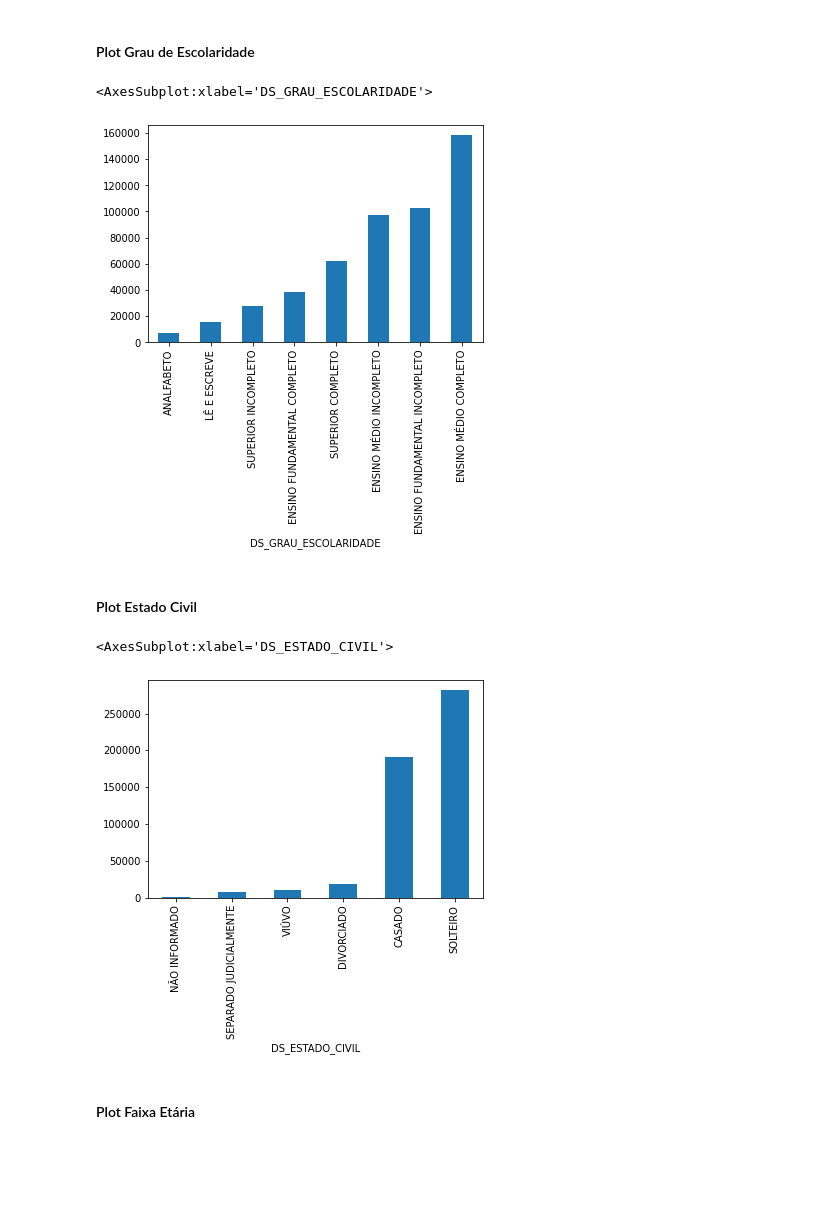
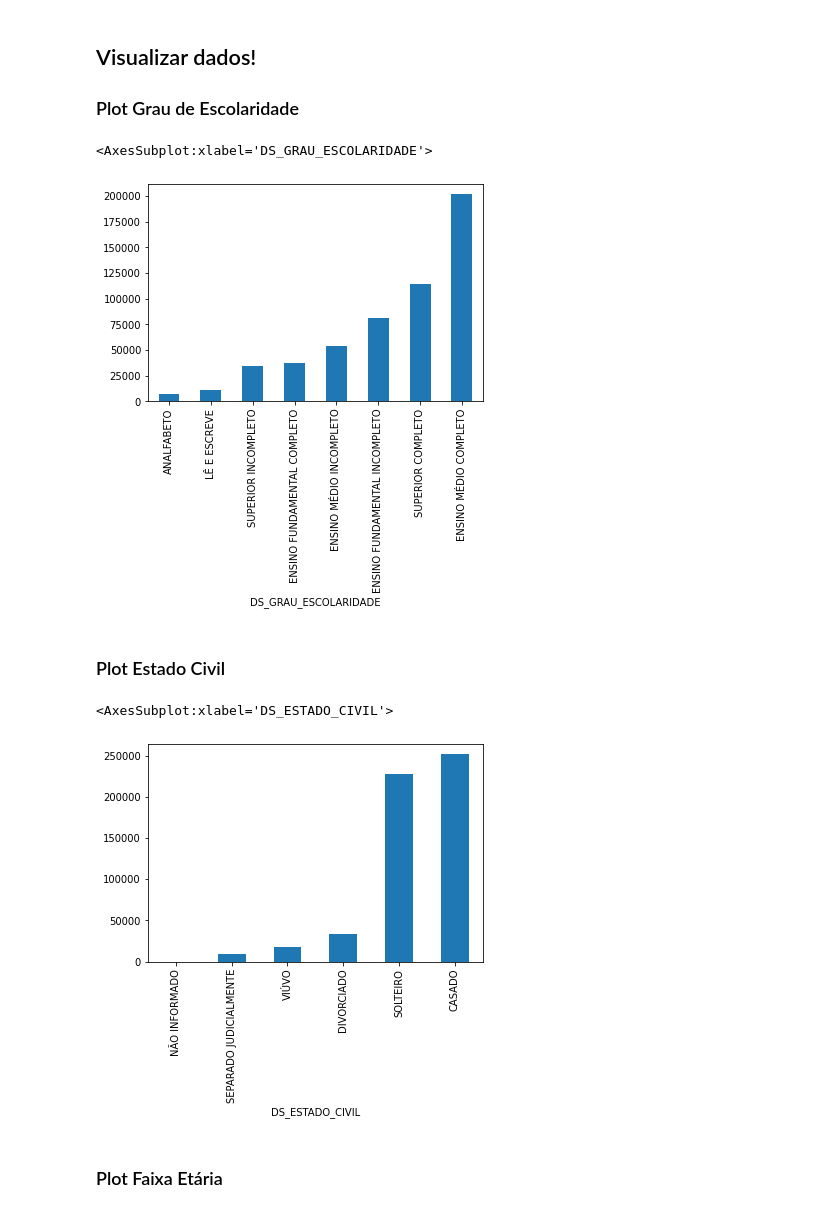
Before and after one commit to Equipe-01-DSM-2021/projeto-integrador-2021-1, a Jupyter notebook: jupyter-notebooks/ProjetoConceitual_AnaliseDadosEleitorais.ipynb, the cells around one changed output. Saved outputs shown, nothing was run; the diff lists cells and outputs as text; code cells hidden in the pictures; blank space fills up the shorter version.

```diff
--- a/jupyter-notebooks/ProjetoConceitual_AnaliseDadosEleitorais.ipynb
+++ b/jupyter-notebooks/ProjetoConceitual_AnaliseDadosEleitorais.ipynb
@@ -12,4 +97,7 @@ Ano 2018 - Eleição Federal e Estadual
 # %%
-eleicao_ano = 2018
+eleicao_ano = 2020                          #  <-- Insira o ano da eleição aqui
+eleicao_municipio = "são josé dos campos"   #  <-- Insira o nome do município aqui
+
 print(f"Ano escolhido: {eleicao_ano}")
+print(f"Município escolhida: {eleicao_municipio.upper()}")
 # %% [output]
@@ -28,13 +122,13 @@ pd.options.display.max_rows = 90
 # %%
 if eleicao_ano == 2018:
-    filename = r'D:\WORK\TestandoJupiter\perfil_eleitorado_2018.csv'
+    filename = r'./perfil_eleitorado_2018.csv'
     df = pd.read_csv(filename,
                  delimiter=';',
                  encoding='iso-8859-1',
                  error_bad_lines=False)
 
 elif eleicao_ano == 2020:
-    filename = r'D:\WORK\TestandoJupiter\perfil_eleitorado_2020.csv'
+    filename = r'./perfil_eleitorado_2020.csv'
     df = pd.read_csv(filename,
                  delimiter=';',
                  encoding='iso-8859-1',
@@ -86,2 +142,2 @@ df.sample(5)
 # %%
-cidade = df.query('NM_MUNICIPIO == "SÃO JOSÉ DOS CAMPOS"')
+municipio = df.query('NM_MUNICIPIO == "' + eleicao_municipio.upper() + '"')
@@ -88,17 +164,18 @@ cidade = df.query('NM_MUNICIPIO == "SÃO JOSÉ DOS CAMPOS"')
 # %% [markdown]
-#### Plot Grau de Escolaridade
+## Visualizar dados!
+### Plot Grau de Escolaridade
 # %%
-cidade.groupby('DS_GRAU_ESCOLARIDADE')['QT_ELEITORES_PERFIL'].sum().sort_values().plot(kind='bar')
+municipio.groupby('DS_GRAU_ESCOLARIDADE')['QT_ELEITORES_PERFIL'].sum().sort_values().plot(kind='bar')
 # %% [output]
 <AxesSubplot:xlabel='DS_GRAU_ESCOLARIDADE'>
-[figure, old version]
+[figure, new version]
 # %% [markdown]
-#### Plot Estado Civil
+### Plot Estado Civil
 # %%
-cidade.groupby('DS_ESTADO_CIVIL')['QT_ELEITORES_PERFIL'].sum().sort_values().plot(kind='bar')
+municipio.groupby('DS_ESTADO_CIVIL')['QT_ELEITORES_PERFIL'].sum().sort_values().plot(kind='bar')
 # %% [output]
 <AxesSubplot:xlabel='DS_ESTADO_CIVIL'>
-[figure, old version]
+[figure, new version]
 # %% [markdown]
-#### Plot Faixa Etária
+### Plot Faixa Etária
 # %%
```
Also changed, not shown: parts of 19 cells of this notebook.
